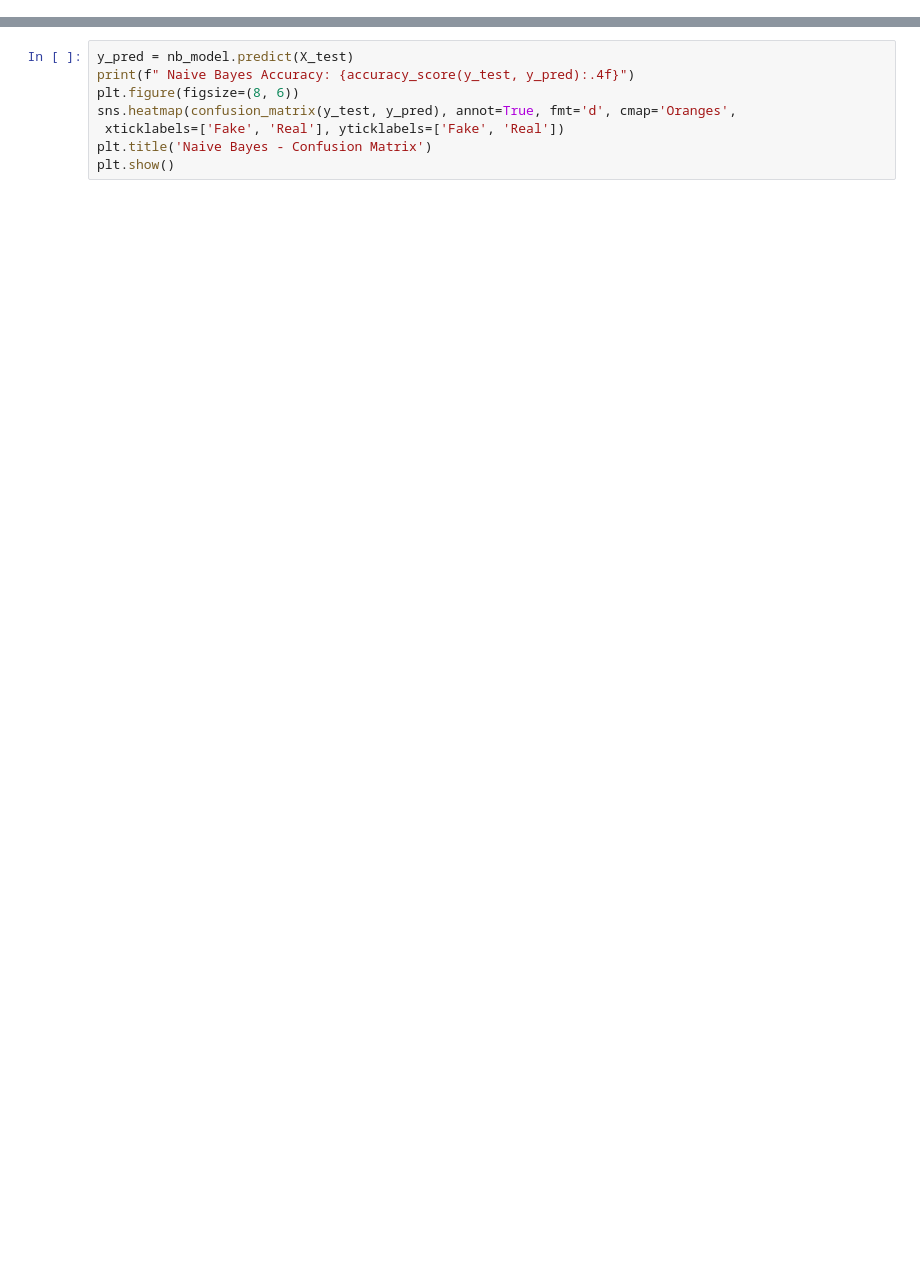
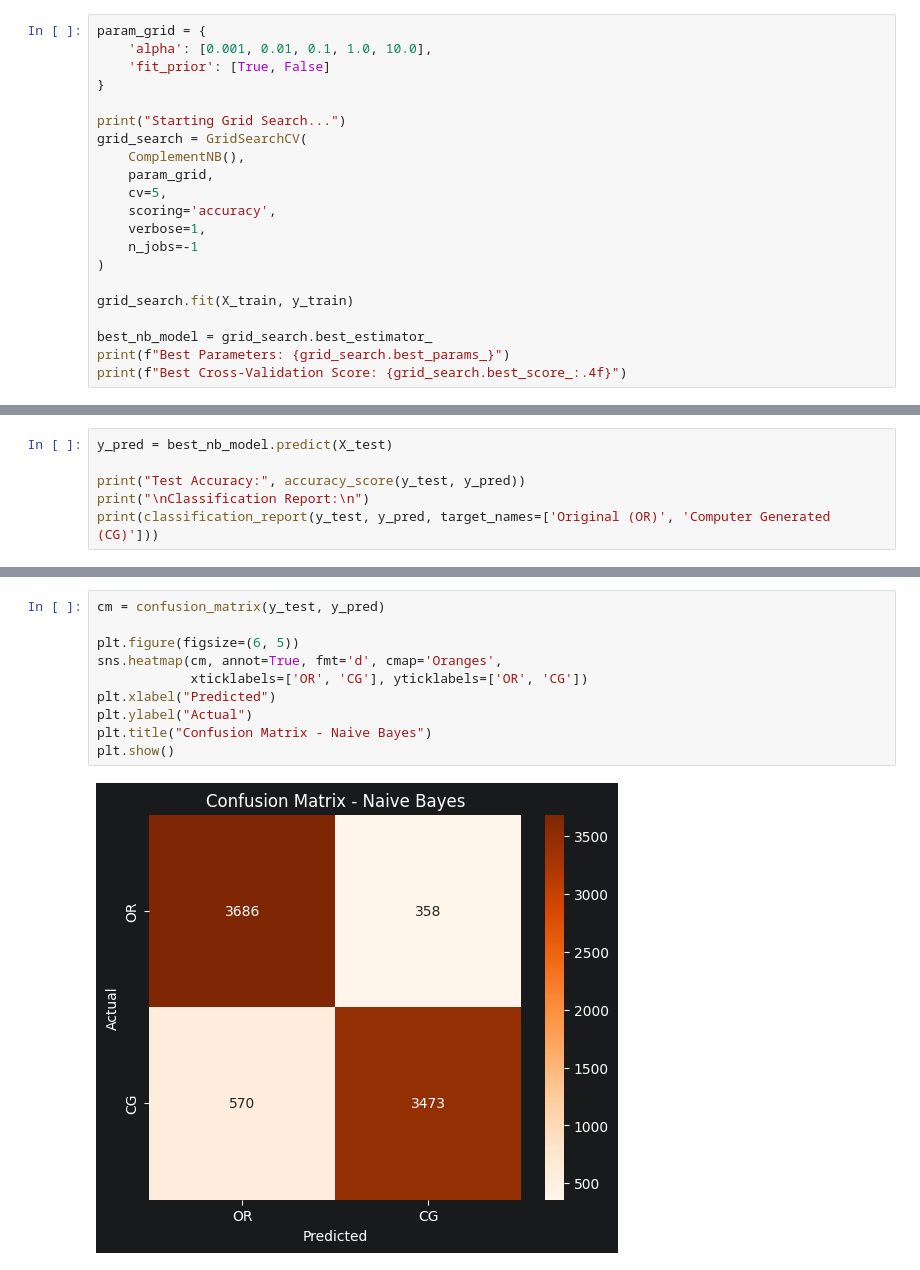
Before and after one commit to zAyman01/FakeReviewDetection, a Jupyter notebook: notebooks/naive_bayes.ipynb, the cells around one changed output, grey strips where cells are left out. Drawn from its saved outputs; the diff is of its cells as text; blank space fills up the shorter version.

```diff
--- a/notebooks/naive_bayes.ipynb
+++ b/notebooks/naive_bayes.ipynb
@@ -40,0 +50,21 @@ The performance is measured using **Accuracy** and visualized via a **Confusion
+# %%
+param_grid = {
+    'alpha': [0.001, 0.01, 0.1, 1.0, 10.0],
+    'fit_prior': [True, False]
+}
+
+print("Starting Grid Search...")
+grid_search = GridSearchCV(
+    ComplementNB(),
+    param_grid,
+    cv=5,
+    scoring='accuracy',
+    verbose=1,
+    n_jobs=-1
+)
+
+grid_search.fit(X_train, y_train)
+
+best_nb_model = grid_search.best_estimator_
+print(f"Best Parameters: {grid_search.best_params_}")
+print(f"Best Cross-Validation Score: {grid_search.best_score_:.4f}")
@@ -40,0 +79,6 @@ The performance is measured using **Accuracy** and visualized via a **Confusion
+# %%
+y_pred = best_nb_model.predict(X_test)
+
+print("Test Accuracy:", accuracy_score(y_test, y_pred))
+print("\nClassification Report:\n")
+print(classification_report(y_test, y_pred, target_names=['Original (OR)', 'Computer Generated (CG)']))
@@ -41,8 +100,12 @@ The performance is measured using **Accuracy** and visualized via a **Confusion
 # %%
-y_pred = nb_model.predict(X_test)
-print(f" Naive Bayes Accuracy: {accuracy_score(y_test, y_pred):.4f}")
-plt.figure(figsize=(8, 6))
-sns.heatmap(confusion_matrix(y_test, y_pred), annot=True, fmt='d', cmap='Oranges',
- xticklabels=['Fake', 'Real'], yticklabels=['Fake', 'Real'])
-plt.title('Naive Bayes - Confusion Matrix')
+cm = confusion_matrix(y_test, y_pred)
+
+plt.figure(figsize=(6, 5))
+sns.heatmap(cm, annot=True, fmt='d', cmap='Oranges',
+            xticklabels=['OR', 'CG'], yticklabels=['OR', 'CG'])
+plt.xlabel("Predicted")
+plt.ylabel("Actual")
+plt.title("Confusion Matrix - Naive Bayes")
 plt.show()
+# %% [output]
+[figure, added]
```
Also changed, not shown: parts of 21 cells of this notebook, 17 other files.
